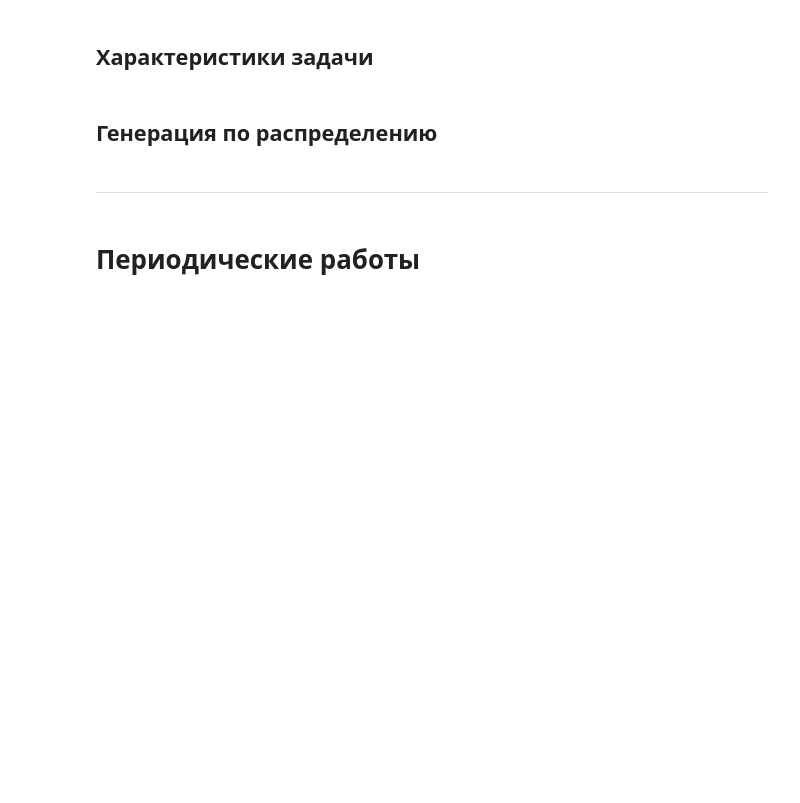
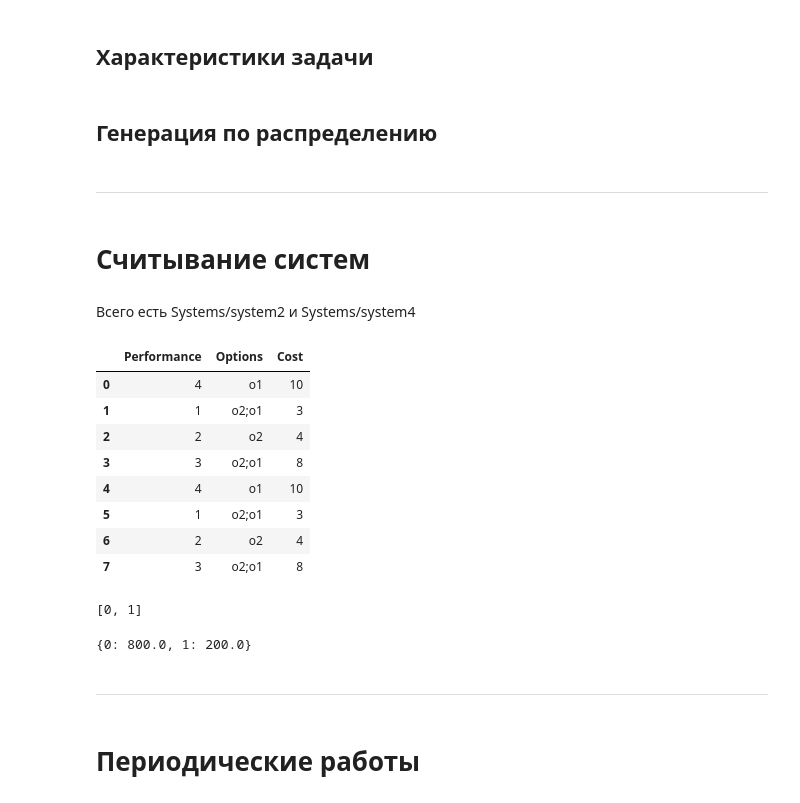
Before and after one commit to Fersol/Static-dynamic-shedule, a Jupyter notebook: generation.ipynb, the cells around one changed output. Drawn from its saved outputs; the diff is of its cells as text; code cells hidden in the pictures; blank space fills up the shorter version.

```diff
--- a/generation.ipynb
+++ b/generation.ipynb
@@ -8,6 +8,8 @@ import os
 import matplotlib.pyplot as plt
 
 %matplotlib inline
+# %%
+DIR = 'C++'
 # %% [markdown]
 ## Характеристики задачи
 # %%
@@ -222,3 +232,7 @@ tasks = np.array([[6, 2, 3],
 create_test_sample_dist(tasks, "TestXIIIIII", mul_period=1000, mode='normal', max_period=10, load=0.7)
 # %% [markdown]
 ---
+# %% [markdown]
+# Считывание систем
+# %% [markdown]
+Всего есть Systems/system2 и Systems/system4
@@ -224,0 +245,19 @@ create_test_sample_dist(tasks, "TestXIIIIII", mul_period=1000, mode='normal', ma
+# %%
+system_path = os.path.join(DIR, 'Systems', 'system8')
+system8 = pd.read_csv(system_path, sep='\t', index_col=[0])
+# %%
+system8
+# %% [output]
+|  | Performance | Options | Cost |
+| 0 | 4 | o1 | 10 |
+| 1 | 1 | o2;o1 | 3 |
+| 2 | 2 | o2 | 4 |
+| 3 | 3 | o2;o1 | 8 |
+| 4 | 4 | o1 | 10 |
+| 5 | 1 | o2;o1 | 3 |
+| 6 | 2 | o2 | 4 |
+| 7 | 3 | o2;o1 | 8 |
+# %%
+list(system.index)
+# %% [output]
+[0, 1]
@@ -225,2 +285,8 @@ create_test_sample_dist(tasks, "TestXIIIIII", mul_period=1000, mode='normal', ma
+# %%
+perf
+# %% [output]
+{0: 800.0, 1: 200.0}
+# %% [markdown]
+---
 # %% [markdown]
 # Периодические работы
```
Also changed, not shown: parts of 23 cells of this notebook, 12 other files.
